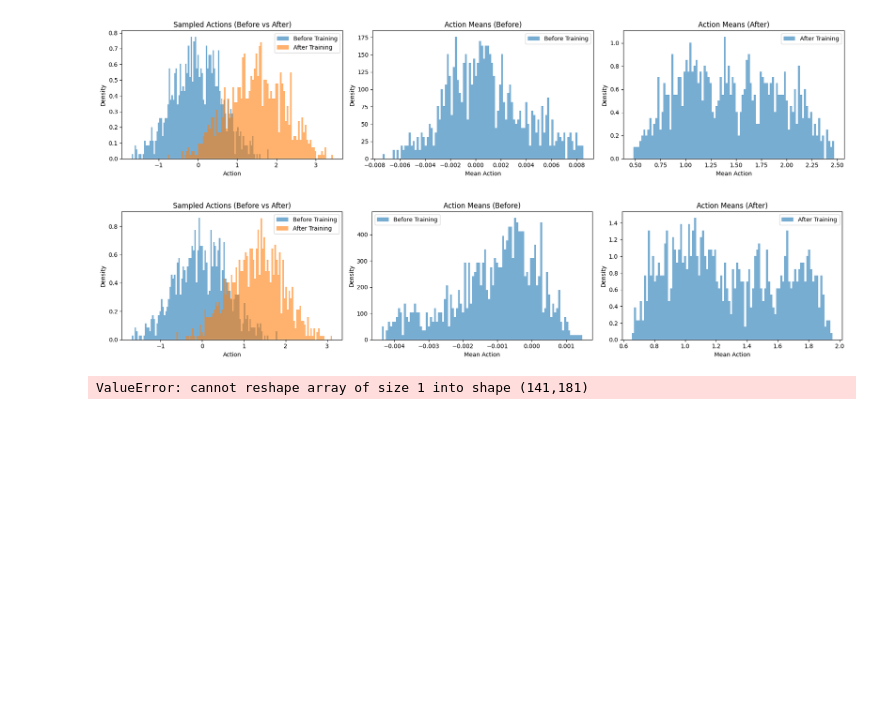
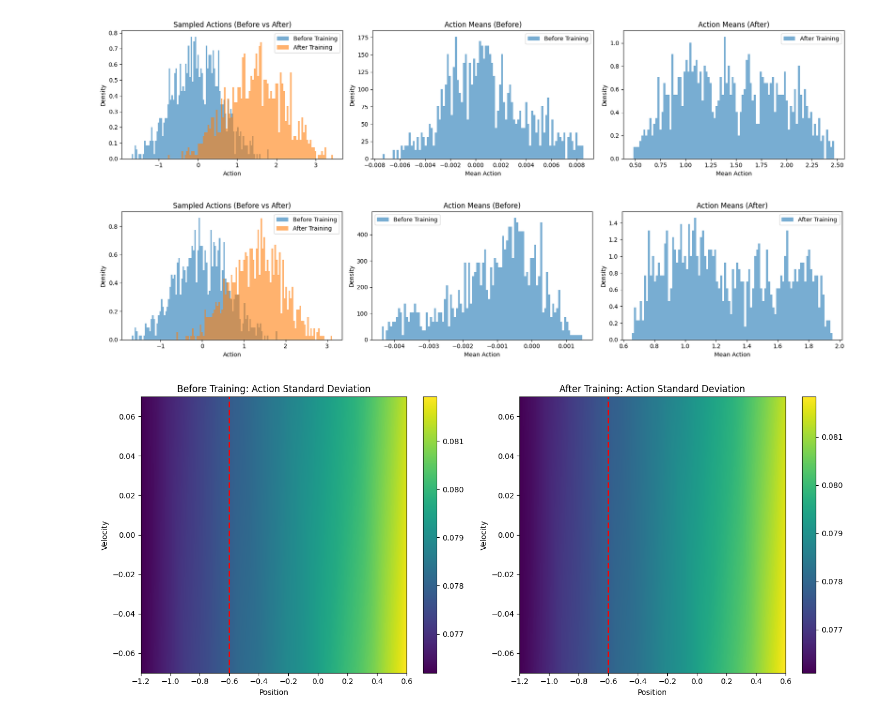
Before and after one commit to micobruh/safe-rl, a Jupyter notebook: visualization.ipynb, the cells around one changed output. Cells and saved outputs as stored; diff of their text form; code cells hidden in the pictures; blank space fills up the shorter version.

```diff
--- a/visualization.ipynb
+++ b/visualization.ipynb
@@ -367,7 +394,7 @@ def visualize_policy_heatmap(model_link, use_mean=True, seed=0):
     plt.tight_layout()
     plt.show()
 # %%
-visualize_policy_heatmap("./results/MountainCarContinuous/CEM_Omega_3000", False)
+visualize_policy_heatmap("./results/MountainCarContinuous/CEM", False)
 # %% [output]
-ValueError: cannot reshape array of size 1 into shape (141,181)
+[figure, added]
 # %%
```
Also changed, not shown: parts of 6 cells of this notebook, 45 other files.
